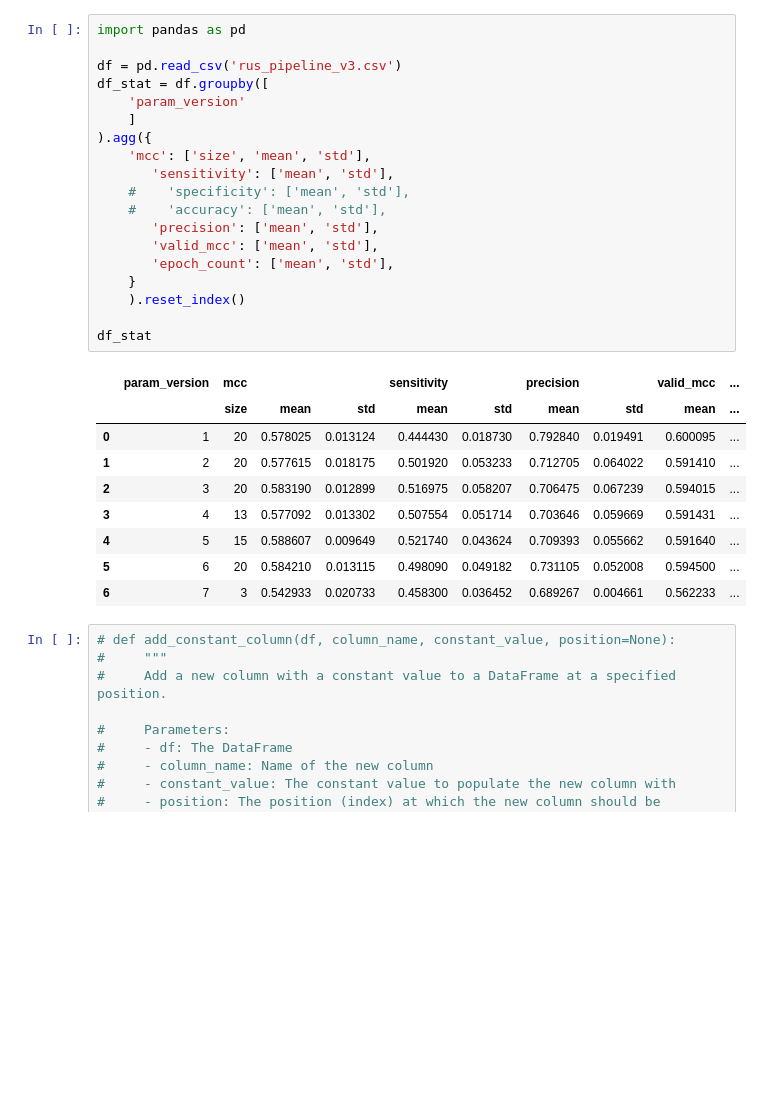
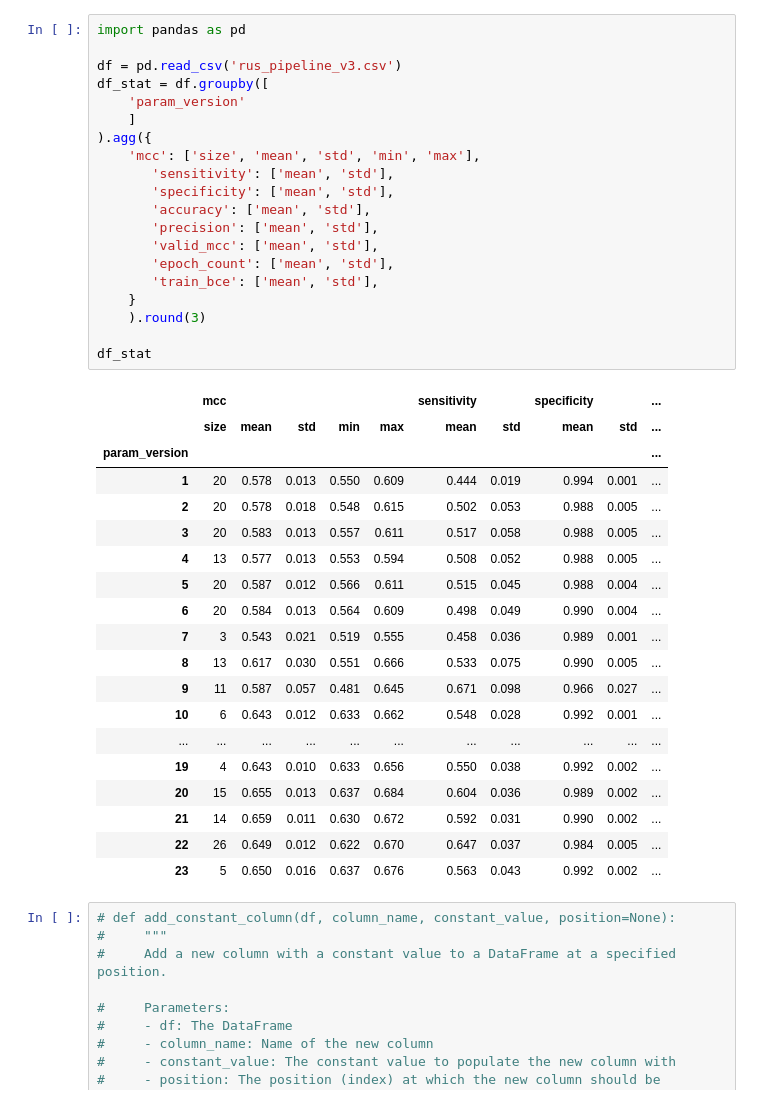
Before and after one commit to dlwocks31/atpbind, a Jupyter notebook: rus/rus_pipeline.ipynb, the cells around one changed output. Drawn from its saved outputs; the diff is of its cells as text; blank space fills up the shorter version.

```diff
--- a/rus/rus_pipeline.ipynb
+++ b/rus/rus_pipeline.ipynb
@@ -1,32 +1,43 @@
 # %%
 import pandas as pd
 
 df = pd.read_csv('rus_pipeline_v3.csv')
 df_stat = df.groupby([
     'param_version'
     ]
 ).agg({
-    'mcc': ['size', 'mean', 'std'],
+    'mcc': ['size', 'mean', 'std', 'min', 'max'],
        'sensitivity': ['mean', 'std'],
-    #    'specificity': ['mean', 'std'],
-    #    'accuracy': ['mean', 'std'],
+       'specificity': ['mean', 'std'],
+       'accuracy': ['mean', 'std'],
        'precision': ['mean', 'std'],
        'valid_mcc': ['mean', 'std'],
        'epoch_count': ['mean', 'std'],
+       'train_bce': ['mean', 'std'],
     }
-    ).reset_index()
+    ).round(3)
 
 df_stat
 # %% [output]
-|  | param_version | mcc |  |  | sensitivity |  | precision |  | valid_mcc | ... |
-|  |  | size | mean | std | mean | std | mean | std | mean | ... |
-| 0 | 1 | 20 | 0.578025 | 0.013124 | 0.444430 | 0.018730 | 0.792840 | 0.019491 | 0.600095 | ... |
-| 1 | 2 | 20 | 0.577615 | 0.018175 | 0.501920 | 0.053233 | 0.712705 | 0.064022 | 0.591410 | ... |
-| 2 | 3 | 20 | 0.583190 | 0.012899 | 0.516975 | 0.058207 | 0.706475 | 0.067239 | 0.594015 | ... |
-| 3 | 4 | 13 | 0.577092 | 0.013302 | 0.507554 | 0.051714 | 0.703646 | 0.059669 | 0.591431 | ... |
-| 4 | 5 | 15 | 0.588607 | 0.009649 | 0.521740 | 0.043624 | 0.709393 | 0.055662 | 0.591640 | ... |
-| 5 | 6 | 20 | 0.584210 | 0.013115 | 0.498090 | 0.049182 | 0.731105 | 0.052008 | 0.594500 | ... |
-| 6 | 7 | 3 | 0.542933 | 0.020733 | 0.458300 | 0.036452 | 0.689267 | 0.004661 | 0.562233 | ... |
+|  | mcc |  |  |  |  | sensitivity |  | specificity |  | ... |
+|  | size | mean | std | min | max | mean | std | mean | std | ... |
+| param_version |  |  |  |  |  |  |  |  |  | ... |
+| 1 | 20 | 0.578 | 0.013 | 0.550 | 0.609 | 0.444 | 0.019 | 0.994 | 0.001 | ... |
+| 2 | 20 | 0.578 | 0.018 | 0.548 | 0.615 | 0.502 | 0.053 | 0.988 | 0.005 | ... |
+| 3 | 20 | 0.583 | 0.013 | 0.557 | 0.611 | 0.517 | 0.058 | 0.988 | 0.005 | ... |
+| 4 | 13 | 0.577 | 0.013 | 0.553 | 0.594 | 0.508 | 0.052 | 0.988 | 0.005 | ... |
+| 5 | 20 | 0.587 | 0.012 | 0.566 | 0.611 | 0.515 | 0.045 | 0.988 | 0.004 | ... |
+| 6 | 20 | 0.584 | 0.013 | 0.564 | 0.609 | 0.498 | 0.049 | 0.990 | 0.004 | ... |
+| 7 | 3 | 0.543 | 0.021 | 0.519 | 0.555 | 0.458 | 0.036 | 0.989 | 0.001 | ... |
+| 8 | 13 | 0.617 | 0.030 | 0.551 | 0.666 | 0.533 | 0.075 | 0.990 | 0.005 | ... |
+| 9 | 11 | 0.587 | 0.057 | 0.481 | 0.645 | 0.671 | 0.098 | 0.966 | 0.027 | ... |
+| 10 | 6 | 0.643 | 0.012 | 0.633 | 0.662 | 0.548 | 0.028 | 0.992 | 0.001 | ... |
+| ... | ... | ... | ... | ... | ... | ... | ... | ... | ... | ... |
+| 19 | 4 | 0.643 | 0.010 | 0.633 | 0.656 | 0.550 | 0.038 | 0.992 | 0.002 | ... |
+| 20 | 15 | 0.655 | 0.013 | 0.637 | 0.684 | 0.604 | 0.036 | 0.989 | 0.002 | ... |
+| 21 | 14 | 0.659 | 0.011 | 0.630 | 0.672 | 0.592 | 0.031 | 0.990 | 0.002 | ... |
+| 22 | 26 | 0.649 | 0.012 | 0.622 | 0.670 | 0.647 | 0.037 | 0.984 | 0.005 | ... |
+| 23 | 5 | 0.650 | 0.016 | 0.637 | 0.676 | 0.563 | 0.043 | 0.992 | 0.002 | ... |
 # %%
 # def add_constant_column(df, column_name, constant_value, position=None):
 #     """
```
Also changed, not shown: parts of 2 cells of this notebook, 8 other files.
